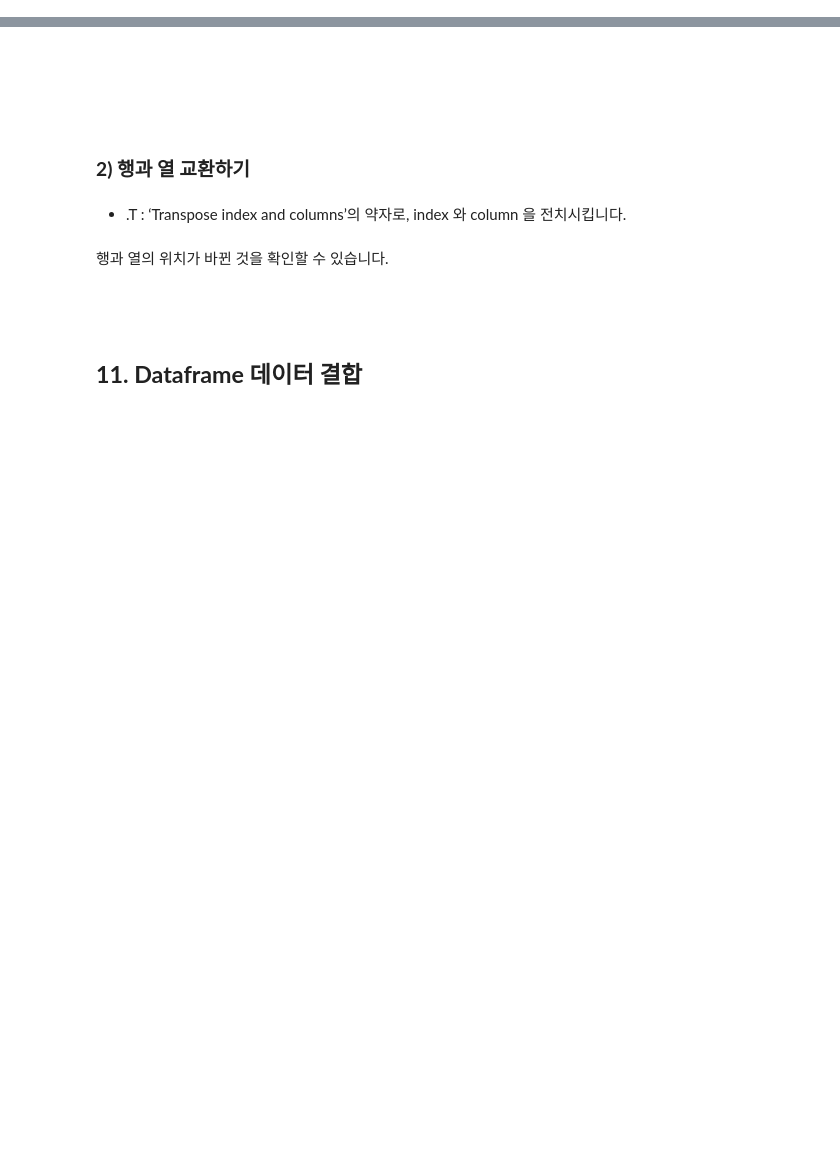
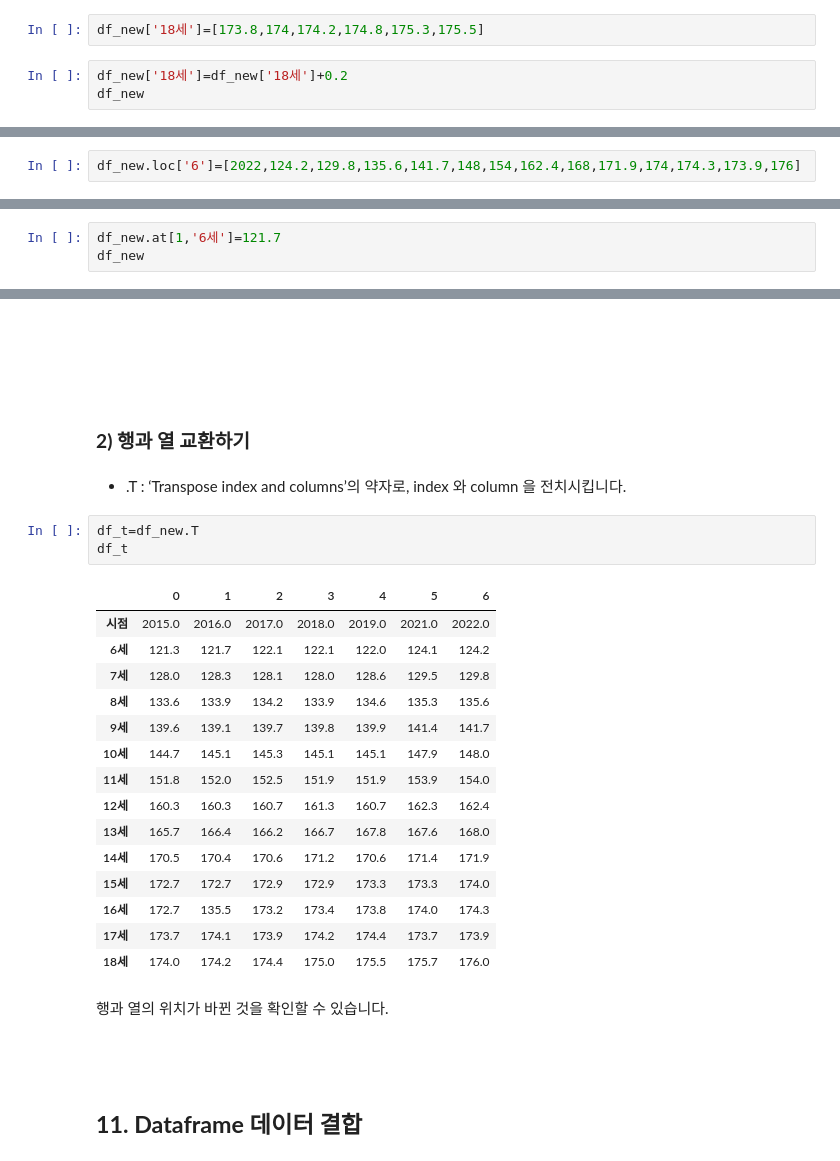
Before and after one commit to Jihyun-Eun/Python-ML-Bio, a Jupyter notebook: Pandas_review.ipynb, the cells around one changed output, grey strips where cells are left out. Drawn from its saved outputs; the diff is of its cells as text; blank space fills up the shorter version.

```diff
--- a/Pandas_review.ipynb
+++ b/Pandas_review.ipynb
@@ -373,0 +698,5 @@ df1에 0의 데이터 값을 가진 18세 칼럼을 생성합니다.
+# %%
+df_new['18세']=[173.8,174,174.2,174.8,175.3,175.5]
+# %%
+df_new['18세']=df_new['18세']+0.2
+df_new
@@ -373,0 +711,2 @@ df1에 0의 데이터 값을 가진 18세 칼럼을 생성합니다.
+# %%
+df_new.loc['6']=[2022,124.2,129.8,135.6,141.7,148,154,162.4,168,171.9,174,174.3,173.9,176]
@@ -381,3 +736,6 @@ df1에 0의 데이터 값을 가진 18세 칼럼을 생성합니다.
 *  .at[행, 열] = 값 : 라벨의 이름을 이용하여 원하는 위치의 값을 변경할 수 있습니다.
 
 *  .iat[인덱스번호] = 값 : 인덱스 번호를 이용한 위치의 값을 변경할 수 있습니다.
+# %%
+df_new.at[1,'6세']=121.7
+df_new
@@ -394,6 +761,25 @@ df1에 0의 데이터 값을 가진 18세 칼럼을 생성합니다.
 
 
 *   .T : ‘Transpose index and columns’의 약자로, index 와 column 을 전치시킵니다.
+# %%
+df_t=df_new.T
+df_t
+# %% [output]
+|  | 0 | 1 | 2 | 3 | 4 | 5 | 6 |
+| 시점 | 2015.0 | 2016.0 | 2017.0 | 2018.0 | 2019.0 | 2021.0 | 2022.0 |
+| 6세 | 121.3 | 121.7 | 122.1 | 122.1 | 122.0 | 124.1 | 124.2 |
+| 7세 | 128.0 | 128.3 | 128.1 | 128.0 | 128.6 | 129.5 | 129.8 |
+| 8세 | 133.6 | 133.9 | 134.2 | 133.9 | 134.6 | 135.3 | 135.6 |
+| 9세 | 139.6 | 139.1 | 139.7 | 139.8 | 139.9 | 141.4 | 141.7 |
+| 10세 | 144.7 | 145.1 | 145.3 | 145.1 | 145.1 | 147.9 | 148.0 |
+| 11세 | 151.8 | 152.0 | 152.5 | 151.9 | 151.9 | 153.9 | 154.0 |
+| 12세 | 160.3 | 160.3 | 160.7 | 161.3 | 160.7 | 162.3 | 162.4 |
+| 13세 | 165.7 | 166.4 | 166.2 | 166.7 | 167.8 | 167.6 | 168.0 |
+| 14세 | 170.5 | 170.4 | 170.6 | 171.2 | 170.6 | 171.4 | 171.9 |
+| 15세 | 172.7 | 172.7 | 172.9 | 172.9 | 173.3 | 173.3 | 174.0 |
+| 16세 | 172.7 | 135.5 | 173.2 | 173.4 | 173.8 | 174.0 | 174.3 |
+| 17세 | 173.7 | 174.1 | 173.9 | 174.2 | 174.4 | 173.7 | 173.9 |
+| 18세 | 174.0 | 174.2 | 174.4 | 175.0 | 175.5 | 175.7 | 176.0 |
 # %% [markdown]
 행과 열의 위치가 바뀐 것을 확인할 수 있습니다.
 # %% [markdown]
```
Also changed, not shown: parts of 43 cells of this notebook.
